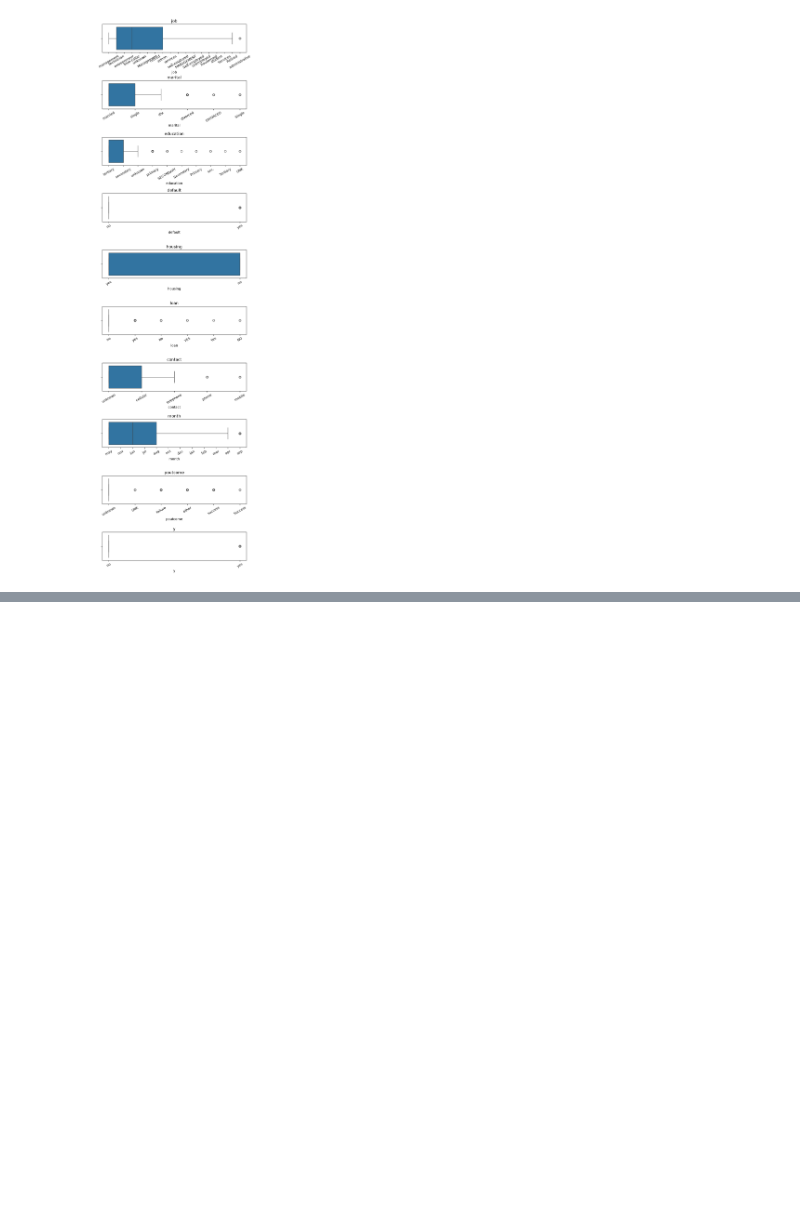
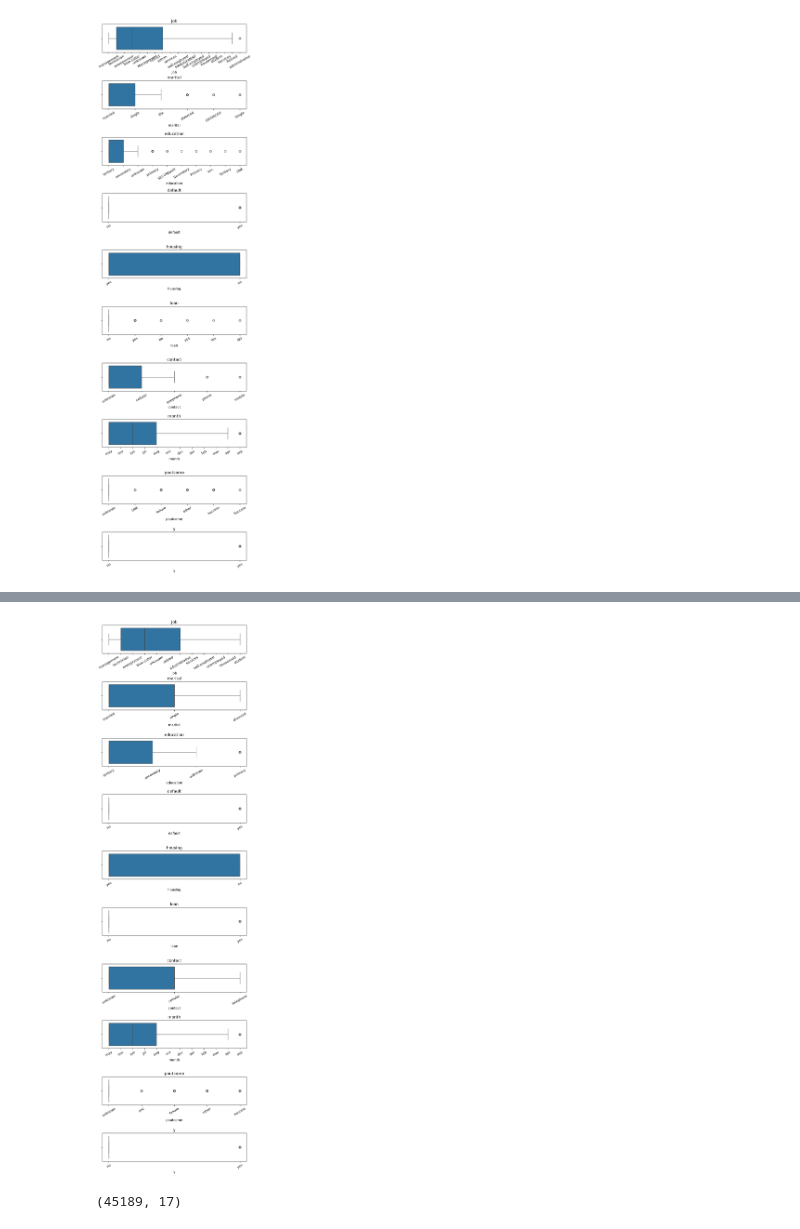
Before and after one commit to EnriqueGR123/MachineLearning-DataScience, a Jupyter notebook: data_cleaning.ipynb, the cells around one changed output, grey strips where cells are left out. Drawn from its saved outputs; the diff is of its cells as text; code cells hidden in the pictures; blank space fills up the shorter version.

```diff
--- a/data_cleaning.ipynb
+++ b/data_cleaning.ipynb
@@ -174,0 +194,26 @@ for i, col in enumerate(col_cat):
+# %%
+# Similar div y divorced
+df['marital'] = df['marital'].str.replace('div.','divorced', regex=False)
+# %%
+# Para la columna de education quitamos sec por secondary y unk por unknown
+df.loc[df['education']=='sec.', 'education'] = 'secondary'
+df.loc[df['education']=='unk','education'] = 'unknown'
+# %%
+# En contacto uniifcamos phone con telephone y mobile con celular
+df.loc[df['contact']=='phone','contact'] = 'telephone'
+df.loc[df['contact']=='mobile','contact'] = 'cellular'
+# %%
+df['poutcome']= df['poutcome'].str.replace('unknownnown', 'unknown', regex= False)
+# %%
+fig,ax = plt.subplots(nrows=10, ncols=1, figsize=(8,30))
+fig.subplots_adjust(hspace=1)
+for i, col in enumerate(col_cat):
+    sns.boxplot(x=col, data=df, ax=ax[i])
+    ax[i].set_title(col)
+    ax[i].tick_params(axis='x', labelrotation=30)
+# %% [output]
+[figure, added]
+# %%
+print(df.shape)
+# %% [output]
+(45189, 17)
```
Also changed, not shown: parts of 8 cells of this notebook, 3 other files.
